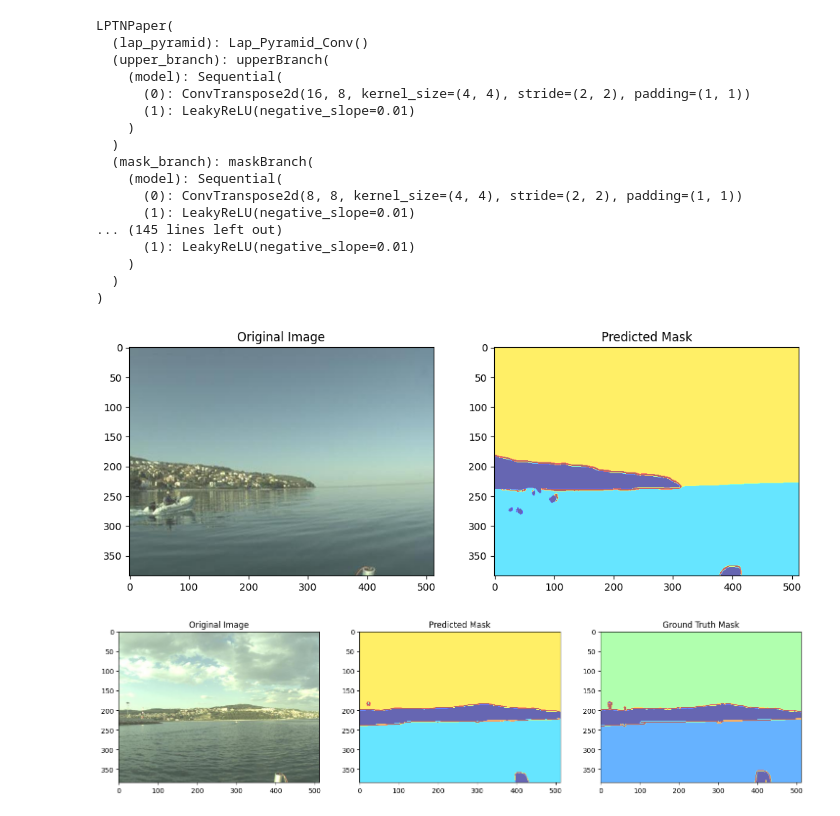
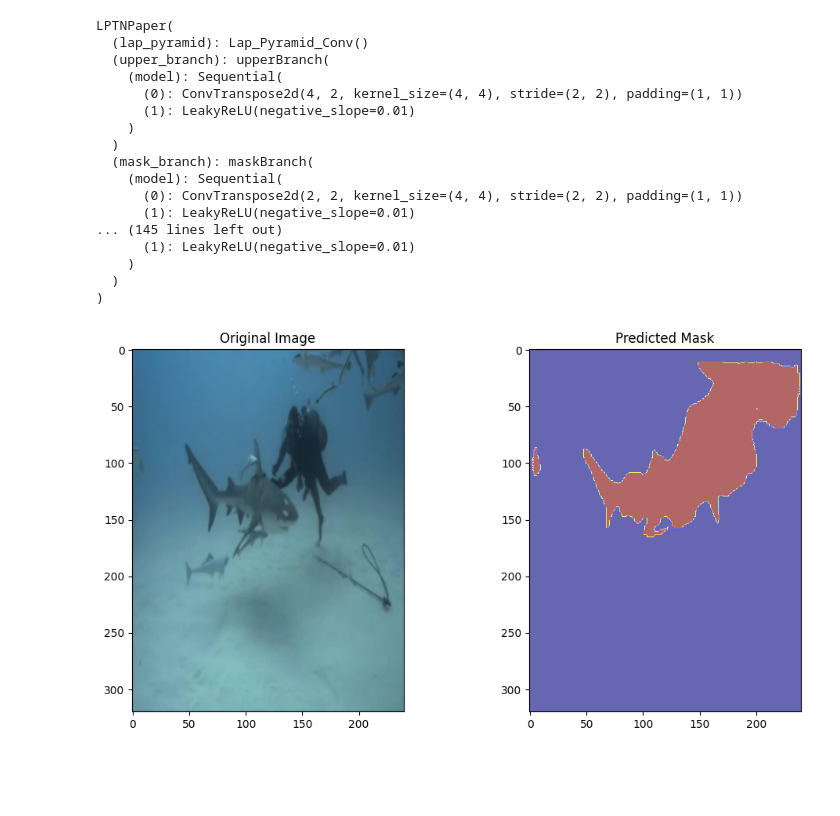
Before and after one commit to lav7n/LPTN-marine, a Jupyter notebook: src/visualise.ipynb, the cells around one changed output. Drawn from its saved outputs; the diff is of its cells as text; code cells hidden in the pictures; blank space fills up the shorter version.

Commit message:
visuals

```diff
--- a/src/visualise.ipynb
+++ b/src/visualise.ipynb
@@ -13,24 +13,24 @@ num_high=2,
 in_channels=3,
 kernel_size=3,
 padding=1,
-num_classes=8,
+num_classes=2,
 device='cpu'
 )
 
-model.load_state_dict(torch.load('/Users/lava/Documents/GitHub/LPTN-marine/LPTN-marine/best_model (1).pth', map_location=torch.device('cpu')))
+model.load_state_dict(torch.load('/Users/lava/Documents/GitHub/LPTN-marine/LPTN-marine/best_model.pth', map_location=torch.device('cpu')))
 model.eval()
 # %% [output]
 LPTNPaper(
   (lap_pyramid): Lap_Pyramid_Conv()
   (upper_branch): upperBranch(
     (model): Sequential(
-      (0): ConvTranspose2d(16, 8, kernel_size=(4, 4), stride=(2, 2), padding=(1, 1))
+      (0): ConvTranspose2d(4, 2, kernel_size=(4, 4), stride=(2, 2), padding=(1, 1))
       (1): LeakyReLU(negative_slope=0.01)
     )
   )
   (mask_branch): maskBranch(
     (model): Sequential(
-      (0): ConvTranspose2d(8, 8, kernel_size=(4, 4), stride=(2, 2), padding=(1, 1))
+      (0): ConvTranspose2d(2, 2, kernel_size=(4, 4), stride=(2, 2), padding=(1, 1))
       (1): LeakyReLU(negative_slope=0.01)
 ... (145 lines left out)
       (1): LeakyReLU(negative_slope=0.01)
@@ -53,36 +53,36 @@ def visualize_prediction(image_path, model):
     image = preprocess_image(image_path)
 
     # Get the prediction
     with torch.no_grad():
         output = model(image)
         # Convert logits to predicted class
         prediction = torch.argmax(output, dim=1).squeeze(0)  # Remove batch dimension
 
     # Convert the prediction to a PIL image
     prediction = prediction.cpu().numpy()
 
     # Display the input image and prediction
     plt.figure(figsize=(12, 6))
 
     # Original Image
     plt.subplot(1, 2, 1)
-    plt.imshow(Image.open(image_path))
+    plt.imshow(image.squeeze(0).permute(1, 2, 0))
     plt.title('Original Image')
 
     # Predicted Mask
     plt.subplot(1, 2, 2)
     plt.imshow(prediction, cmap='jet', alpha=0.6)
     plt.title('Predicted Mask')
 
     plt.show()
 
 # Path to the image you want to visualize
-image_path = '/Users/lava/Documents/GitHub/LPTN-marine/LPTN-marine/0015.jpg'  # Replace with your image path
+image_path = '/Users/lava/Documents/GitHub/LPTN-marine/LPTN-marine/d_r_22_.jpg'  # Replace with your image path
 
 # Visualize the prediction
 visualize_prediction(image_path, model)
 # %% [output]
-[figure, old version]
+[figure, new version]
 # %%
 import torch
 import matplotlib.pyplot as plt
@@ -93,9 +93,8 @@ import numpy as np
 def preprocess_image(image_path):
     image = Image.open(image_path).convert('RGB')
     transform = transforms.Compose([
-        transforms.Resize((384, 512)),  # Resize to match your model input size
+        transforms.Resize((320,240)),  # Resize to match your model input size
         transforms.ToTensor(),
-        transforms.Normalize(mean=[0.485, 0.456, 0.406], std=[0.229, 0.224, 0.225])
     ])
     image = transform(image).unsqueeze(0)  # Add batch dimension
     return image
@@ -144,5 +143,3 @@ mask_path = '/Users/lava/Documents/Datasets/LPTN Flood/MaSTr1325_masks_512x384/0
 
 # Visualize the prediction along with the ground truth mask
 visualize_prediction(image_path, mask_path, model)
-# %% [output]
-[figure, removed]
```
Also changed, not shown: 1 other file.
